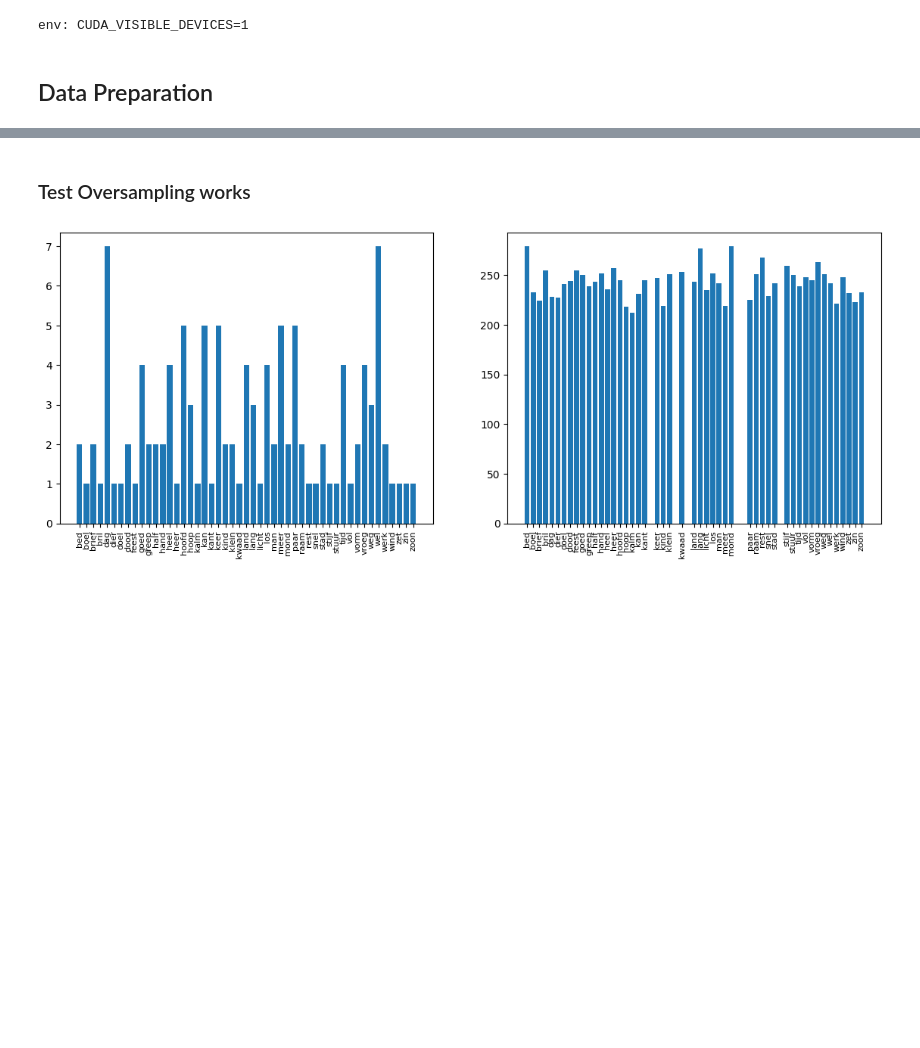
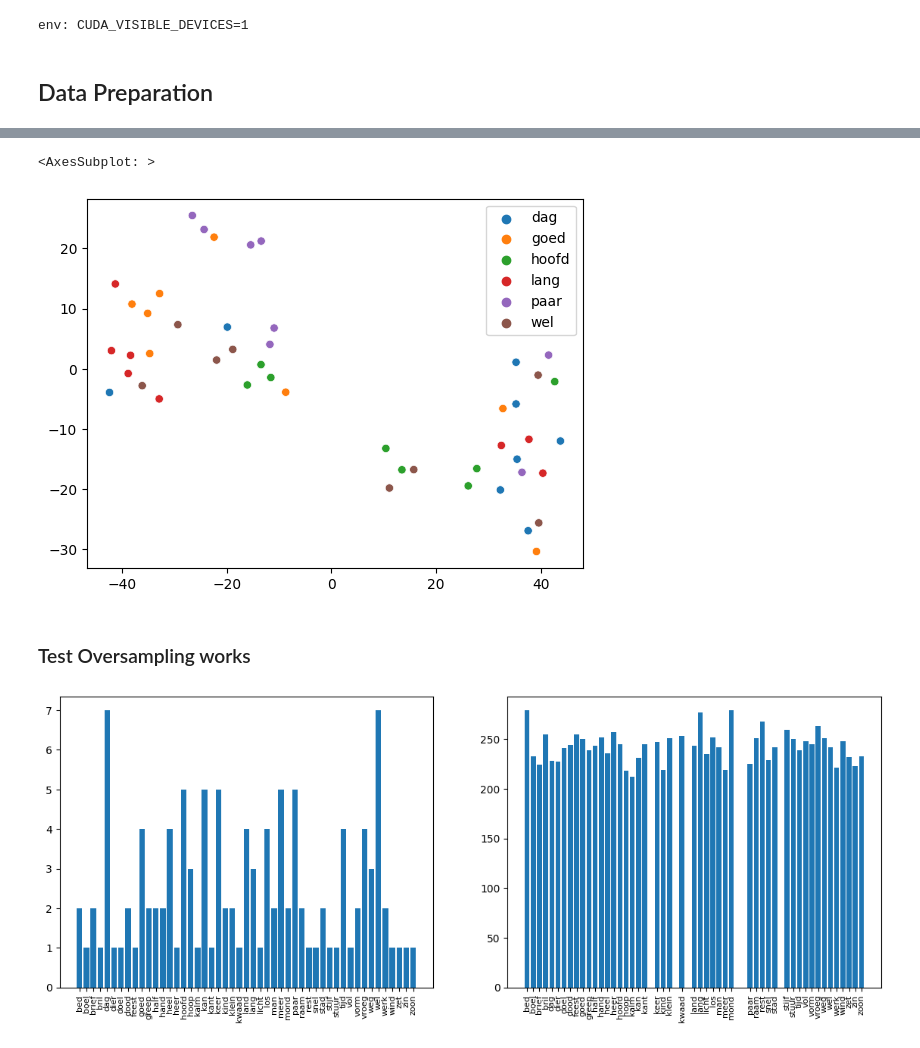
Before and after one commit to verrannt/brain2speech-diffusion, a Jupyter notebook: train_brain_classifier.ipynb, the cells around one changed output, grey strips where cells are left out. Saved outputs shown, nothing was run; the diff lists cells and outputs as text; code cells hidden in the pictures; blank space fills up the shorter version.

```diff
--- a/train_brain_classifier.ipynb
+++ b/train_brain_classifier.ipynb
@@ -93,3 +266,13 @@ valloader = torch.utils.data.DataLoader(
+# %%
+from sklearn.manifold import TSNE
+X_embedded = TSNE(n_components=2, learning_rate='auto',
+                  init='random', perplexity=3).fit_transform(X)
+# %%
+# plt.scatter(X_embedded[:,0], X_embedded[:,1], color=y)
+sns.scatterplot(x=X_embedded[:,0], y=X_embedded[:,1], hue=y)#hue=[str(e) for e in y] )
+# %% [output]
+<AxesSubplot: >
+[figure, added]
 # %% [markdown]
 ### Test Oversampling works
 # %%
```
Also changed, not shown: parts of 25 cells of this notebook, 1 other file.
